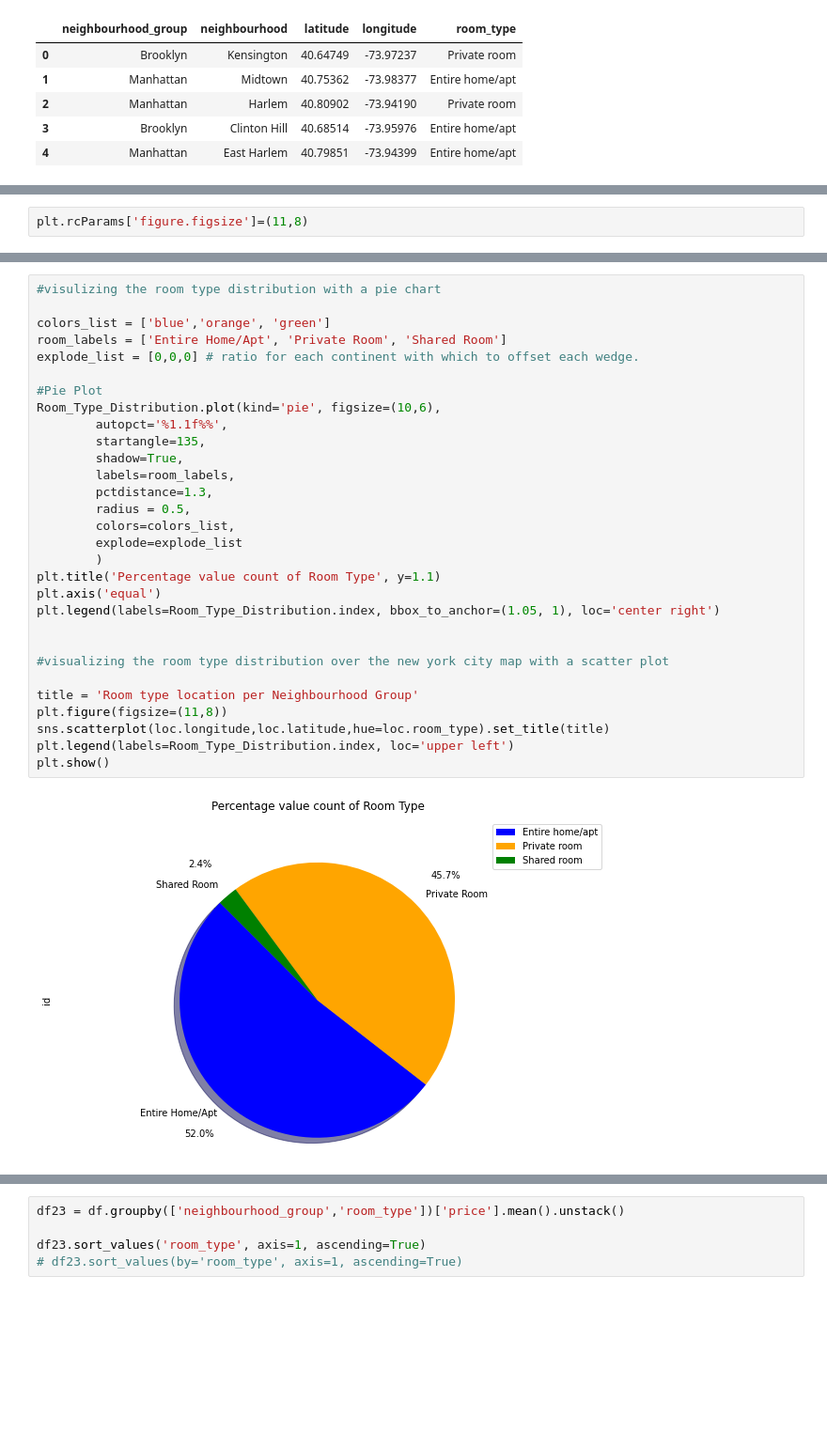
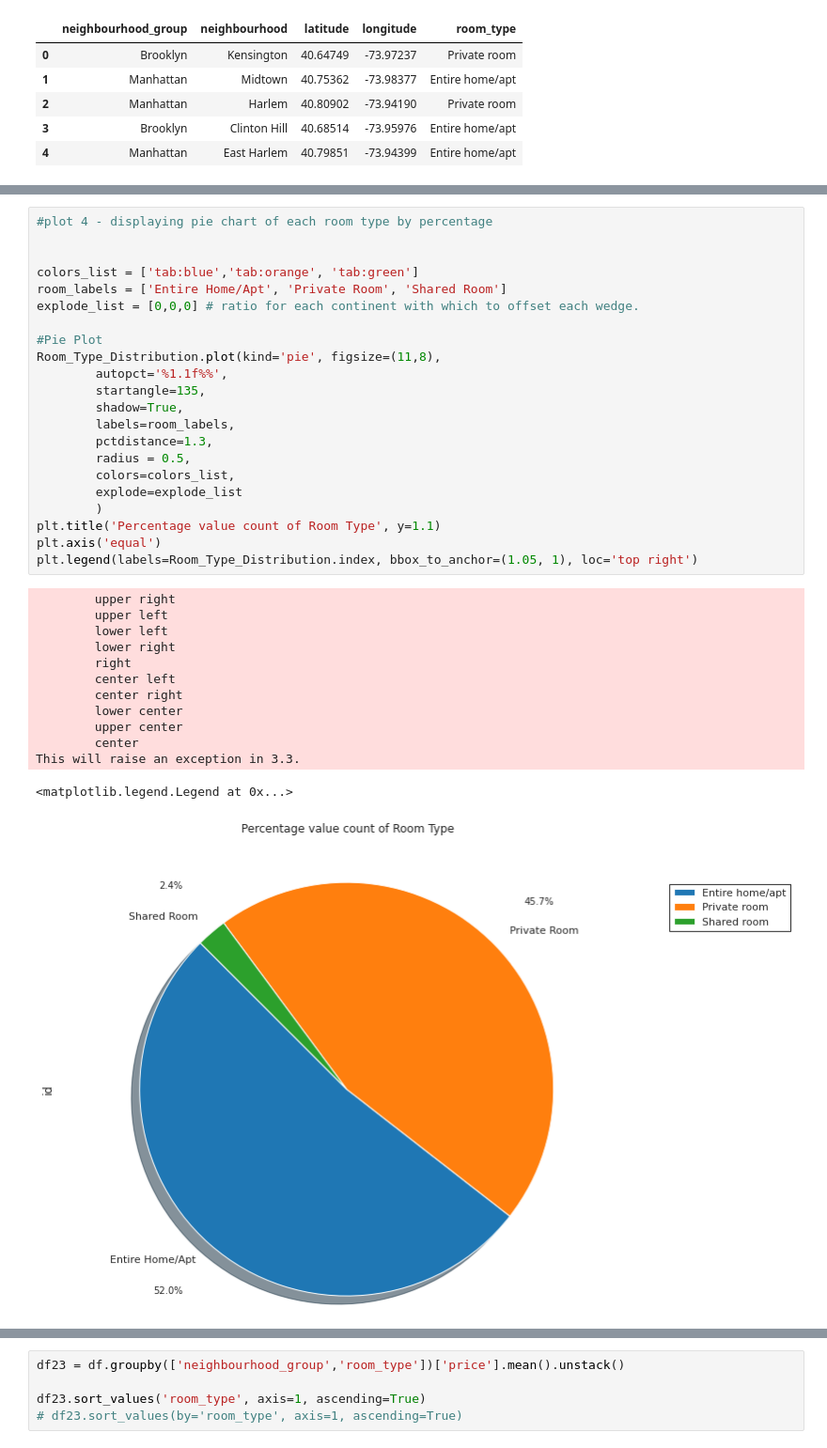
Before and after one commit to sourabhumarani/airbnb-booking, a Jupyter notebook: Airbnb_Bookings.ipynb, the cells around one changed output, grey strips where cells are left out. Shown at 94% size. Drawn from its saved outputs; the diff is of its cells as text; blank space fills up the shorter version.

```diff
--- a/Airbnb_Bookings.ipynb
+++ b/Airbnb_Bookings.ipynb
@@ -356,2 +363,0 @@ ny_map
-# %%
-plt.rcParams['figure.figsize']=(11,8)
@@ -406,32 +457,36 @@ Name: id, dtype: int64
 # %%
-#visulizing the room type distribution with a pie chart
+#plot 4 - displaying pie chart of each room type by percentage
 
-colors_list = ['blue','orange', 'green']
+
+colors_list = ['tab:blue','tab:orange', 'tab:green']
 room_labels = ['Entire Home/Apt', 'Private Room', 'Shared Room']
 explode_list = [0,0,0] # ratio for each continent with which to offset each wedge.
 
 #Pie Plot
-Room_Type_Distribution.plot(kind='pie', figsize=(10,6),
+Room_Type_Distribution.plot(kind='pie', figsize=(11,8),
         autopct='%1.1f%%',
         startangle=135,
         shadow=True,
         labels=room_labels,
         pctdistance=1.3,
         radius = 0.5,
         colors=colors_list,
         explode=explode_list
         )
 plt.title('Percentage value count of Room Type', y=1.1)
 plt.axis('equal')
-plt.legend(labels=Room_Type_Distribution.index, bbox_to_anchor=(1.05, 1), loc='center right')
-
-
-#visualizing the room type distribution over the new york city map with a scatter plot
-
-title = 'Room type location per Neighbourhood Group'
-plt.figure(figsize=(11,8))
-sns.scatterplot(loc.longitude,loc.latitude,hue=loc.room_type).set_title(title)
-plt.legend(labels=Room_Type_Distribution.index, loc='upper left')
-plt.show()
+plt.legend(labels=Room_Type_Distribution.index, bbox_to_anchor=(1.05, 1), loc='top right')
 # %% [output]
+        upper right
+        upper left
+        lower left
+        lower right
+        right
+        center left
+        center right
+        lower center
+        upper center
+        center
+This will raise an exception in 3.3.
+<matplotlib.legend.Legend at 0x...>
-[figure, old version]
+[figure, new version]
```
Also changed, not shown: parts of 60 cells of this notebook.
